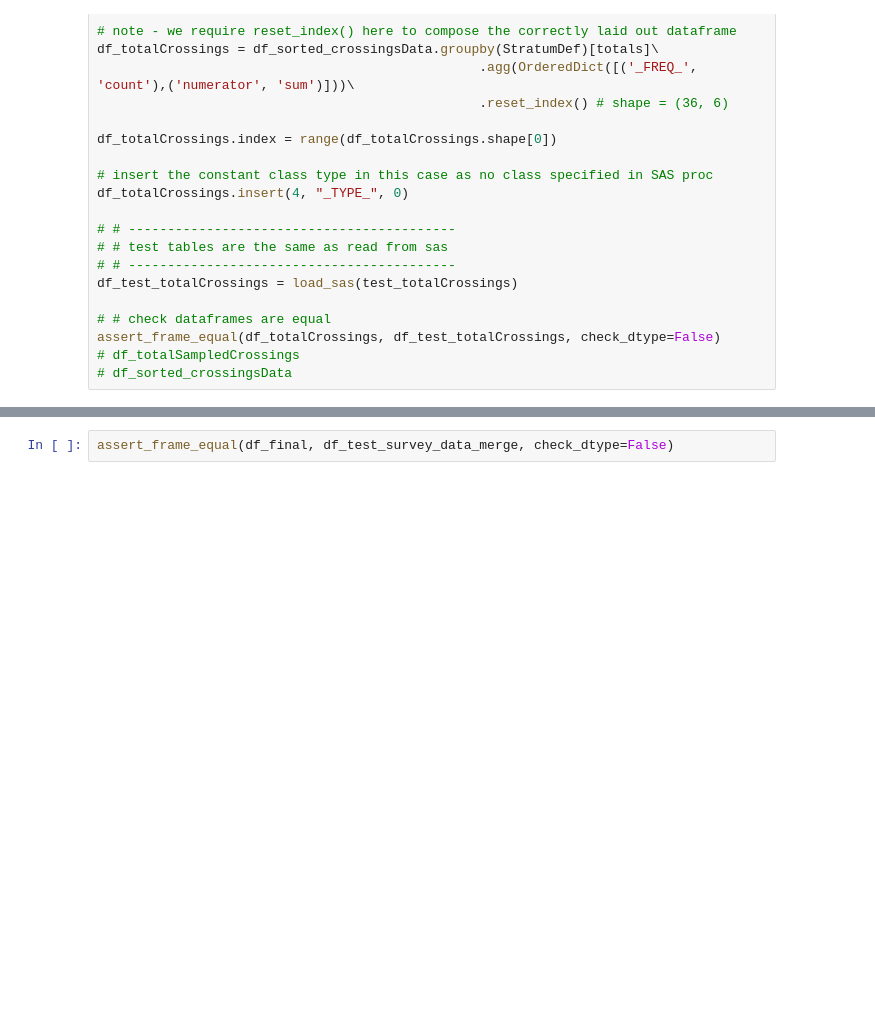
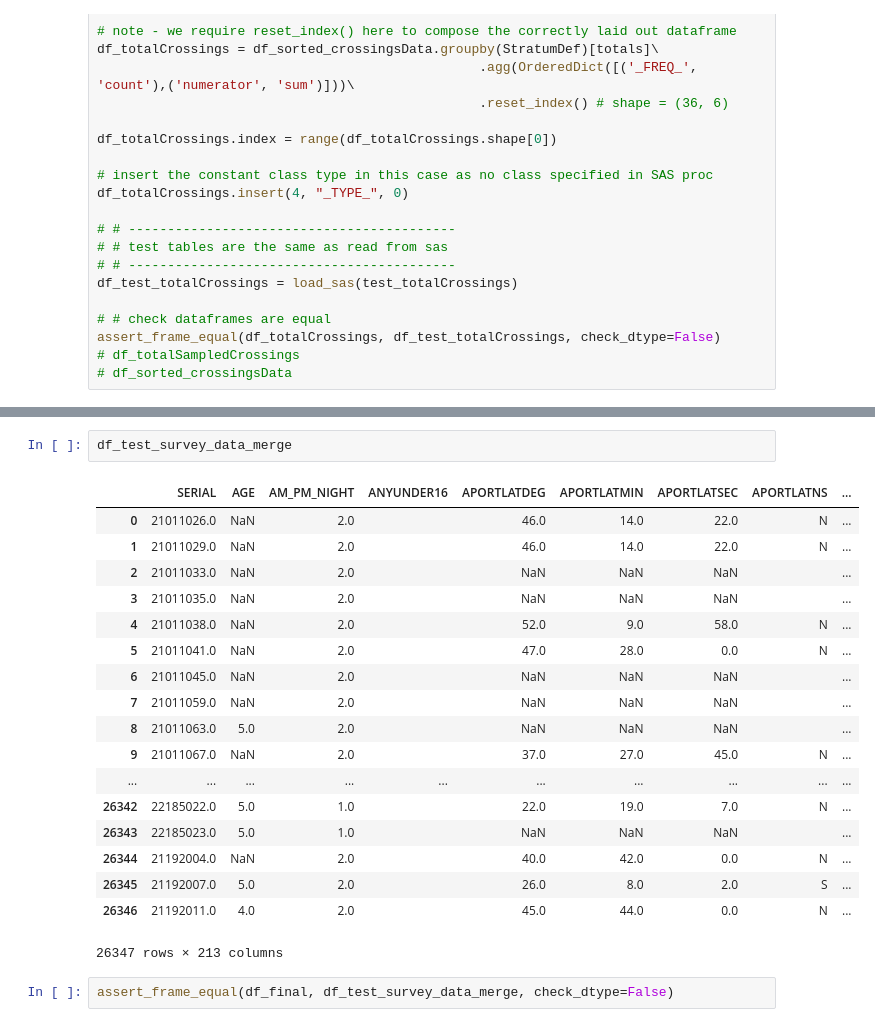
Before and after one commit to martyncolmer/ips_legacy_uplift, a Jupyter notebook: Nassir/IPS_transformation_1.ipynb, the cells around one changed output, grey strips where cells are left out. Saved outputs shown, nothing was run; the diff lists cells and outputs as text; blank space fills up the shorter version.

```diff
--- a/Nassir/IPS_transformation_1.ipynb
+++ b/Nassir/IPS_transformation_1.ipynb
@@ -324,6 +324,27 @@ df_test_survey_data_merge = load_sas(test_survey_data_merge)
 
 # # check dataframes are equal
 assert_frame_equal(df_final, df_test_survey_data_merge, check_dtype=False)
+# %%
+df_test_survey_data_merge
+# %% [output]
+|  | SERIAL | AGE | AM_PM_NIGHT | ANYUNDER16 | APORTLATDEG | APORTLATMIN | APORTLATSEC | APORTLATNS | ... |
+| 0 | 21011026.0 | NaN | 2.0 |  | 46.0 | 14.0 | 22.0 | N | ... |
+| 1 | 21011029.0 | NaN | 2.0 |  | 46.0 | 14.0 | 22.0 | N | ... |
+| 2 | 21011033.0 | NaN | 2.0 |  | NaN | NaN | NaN |  | ... |
+| 3 | 21011035.0 | NaN | 2.0 |  | NaN | NaN | NaN |  | ... |
+| 4 | 21011038.0 | NaN | 2.0 |  | 52.0 | 9.0 | 58.0 | N | ... |
+| 5 | 21011041.0 | NaN | 2.0 |  | 47.0 | 28.0 | 0.0 | N | ... |
+| 6 | 21011045.0 | NaN | 2.0 |  | NaN | NaN | NaN |  | ... |
+| 7 | 21011059.0 | NaN | 2.0 |  | NaN | NaN | NaN |  | ... |
+| 8 | 21011063.0 | 5.0 | 2.0 |  | NaN | NaN | NaN |  | ... |
+| 9 | 21011067.0 | NaN | 2.0 |  | 37.0 | 27.0 | 45.0 | N | ... |
+| ... | ... | ... | ... | ... | ... | ... | ... | ... | ... |
+| 26342 | 22185022.0 | 5.0 | 1.0 |  | 22.0 | 19.0 | 7.0 | N | ... |
+| 26343 | 22185023.0 | 5.0 | 1.0 |  | NaN | NaN | NaN |  | ... |
+| 26344 | 21192004.0 | NaN | 2.0 |  | 40.0 | 42.0 | 0.0 | N | ... |
+| 26345 | 21192007.0 | 5.0 | 2.0 |  | 26.0 | 8.0 | 2.0 | S | ... |
+| 26346 | 21192011.0 | 4.0 | 2.0 |  | 45.0 | 44.0 | 0.0 | N | ... |
+26347 rows × 213 columns
 # %%
 assert_frame_equal(df_final, df_test_survey_data_merge, check_dtype=False)
 # %%
```
Also changed, not shown: parts of 4 cells of this notebook, 6 other files.
